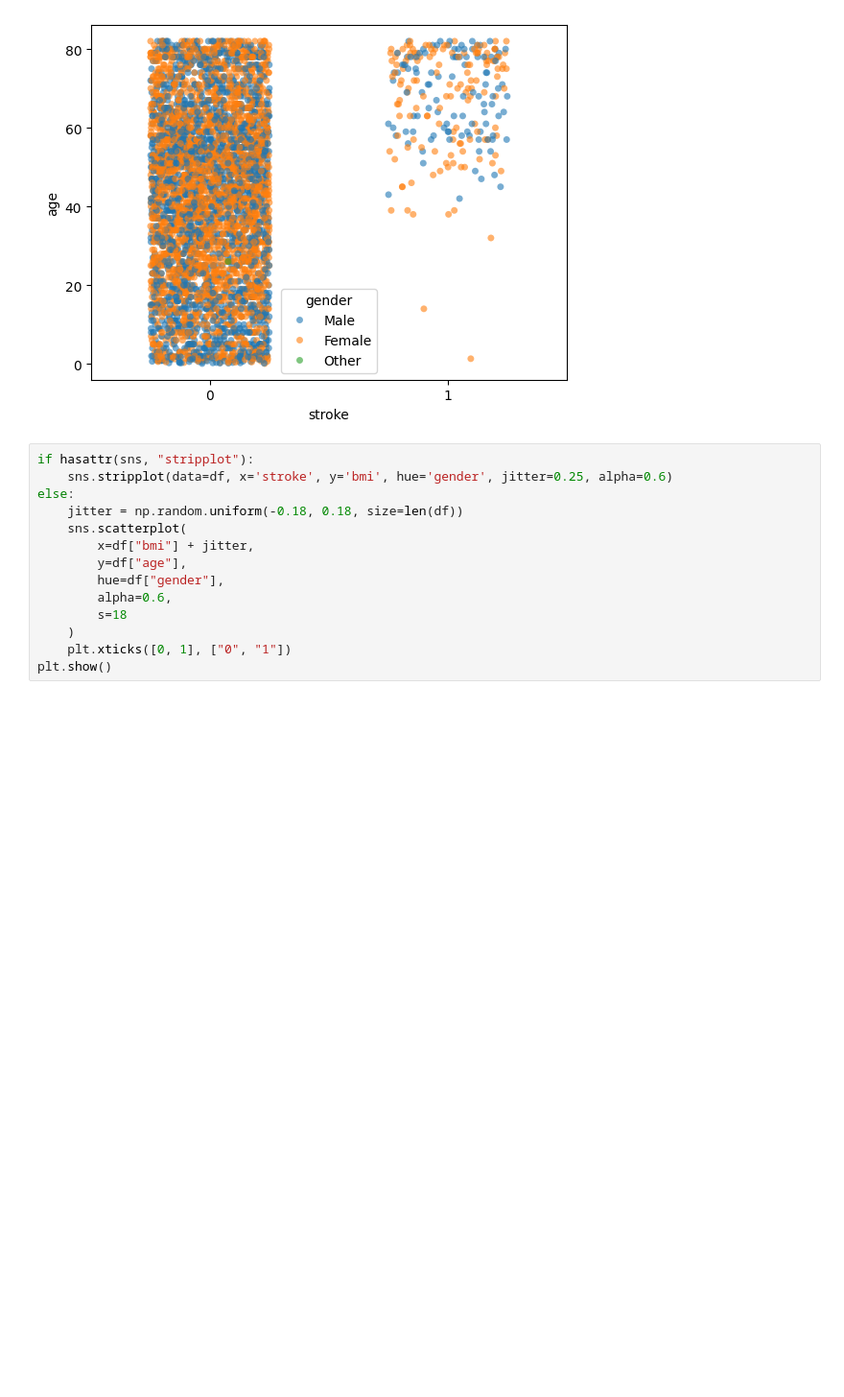
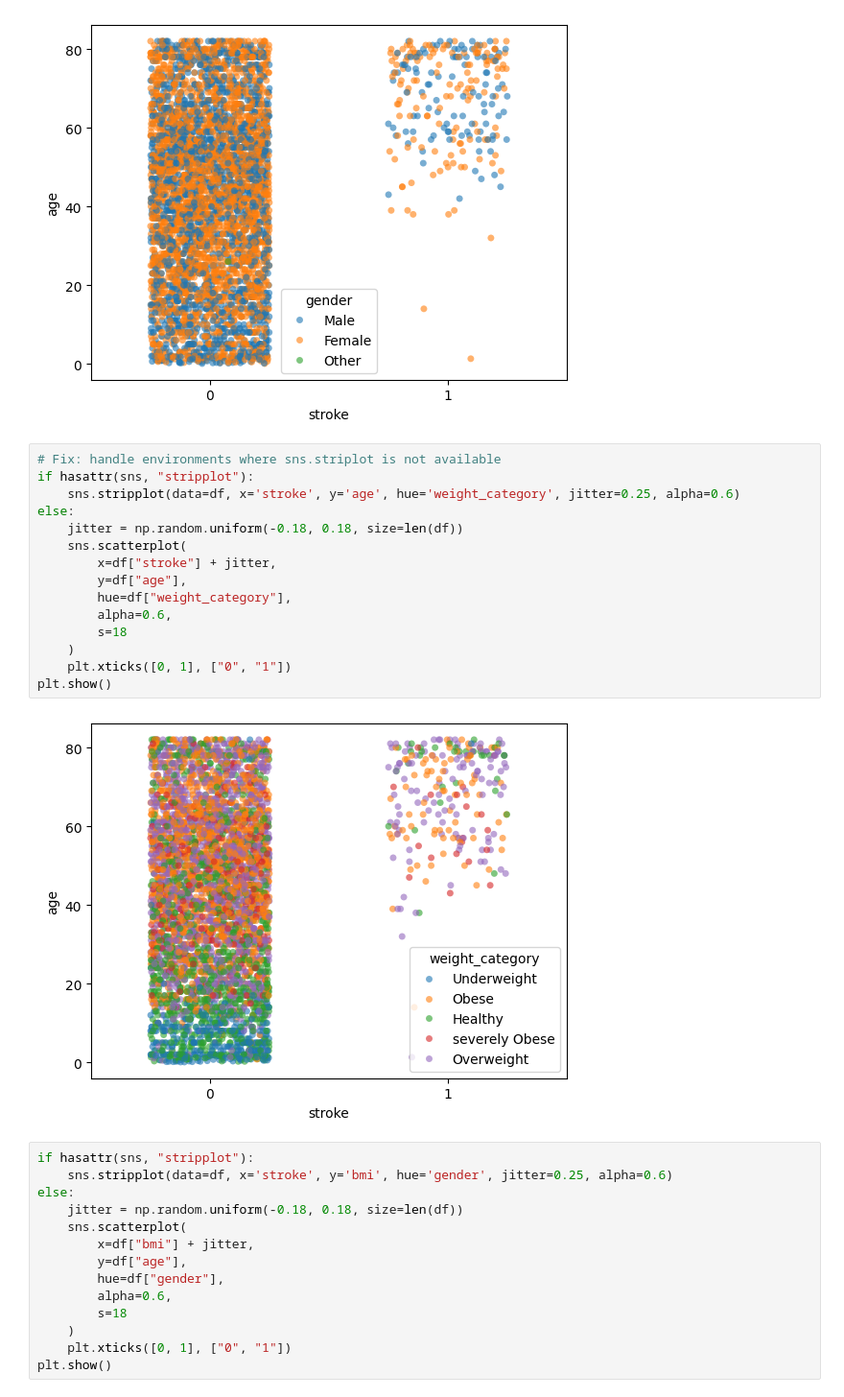
Before and after one commit to Lailah-Idrees/DA2_Assessment, a Jupyter notebook: jupyter_notebooks/Data_Visualisation.ipynb, the cells around one changed output. Shown at 96% size. Drawn from its saved outputs; the diff is of its cells as text; blank space fills up the shorter version.

Commit message:
Barplots and striplots added

```diff
--- a/jupyter_notebooks/Data_Visualisation.ipynb
+++ b/jupyter_notebooks/Data_Visualisation.ipynb
@@ -218,6 +211,23 @@ else:
 plt.show()
 # %% [output]
 [figure]
+# %%
+# Fix: handle environments where sns.striplot is not available
+if hasattr(sns, "stripplot"):
+    sns.stripplot(data=df, x='stroke', y='age', hue='weight_category', jitter=0.25, alpha=0.6)
+else:
+    jitter = np.random.uniform(-0.18, 0.18, size=len(df))
+    sns.scatterplot(
+        x=df["stroke"] + jitter,
+        y=df["age"],
+        hue=df["weight_category"],
+        alpha=0.6,
+        s=18
+    )
+    plt.xticks([0, 1], ["0", "1"])
+plt.show()
+# %% [output]
+[figure, added]
 # %%
 if hasattr(sns, "stripplot"):
     sns.stripplot(data=df, x='stroke', y='bmi', hue='gender', jitter=0.25, alpha=0.6)
```
Also changed, not shown: parts of 6 cells of this notebook.
